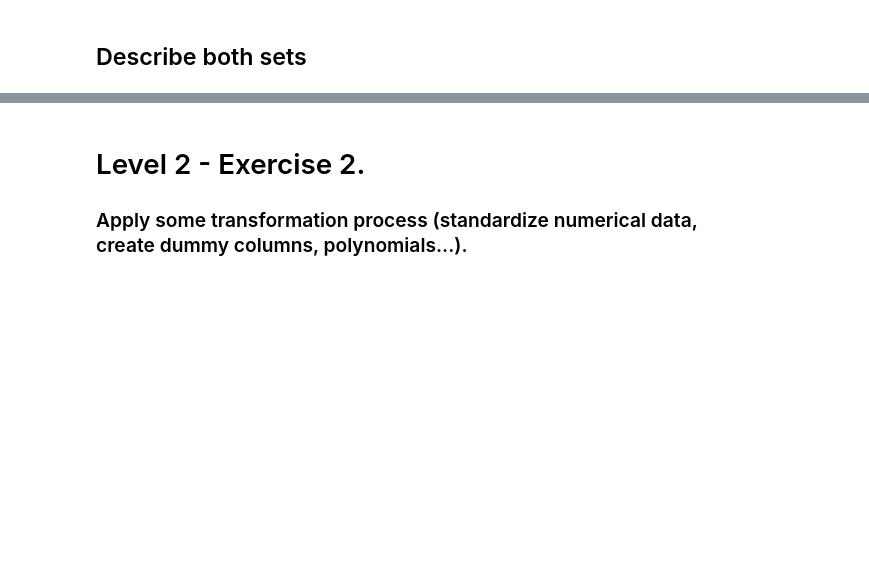
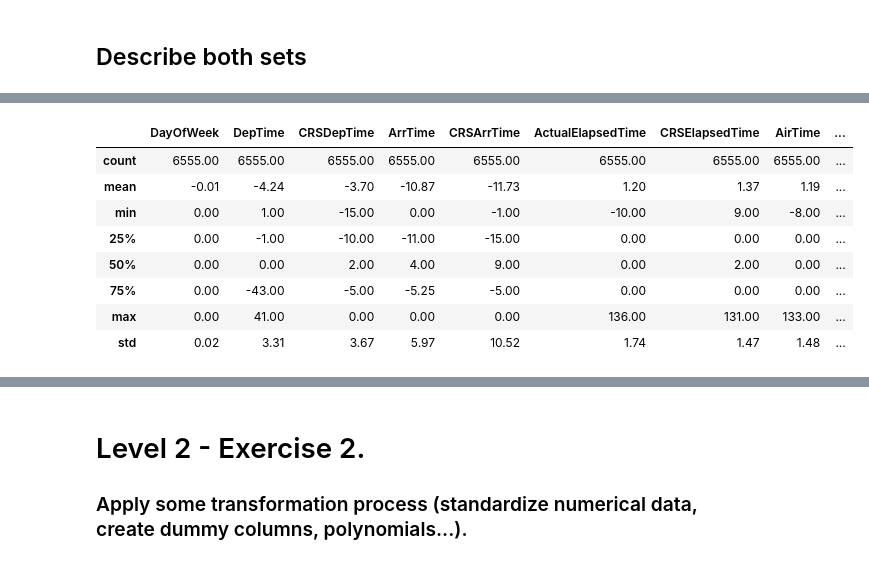
Before and after one commit to Javier-Alfonso-DS/S09_T01_Practice_with_training_and_test_sets, a Jupyter notebook: S09_T01_Practice_with_training_and_test_sets.ipynb, the cells around one changed output, grey strips where cells are left out. Saved outputs shown, nothing was run; the diff lists cells and outputs as text; code cells hidden in the pictures; blank space fills up the shorter version.

```diff
--- a/S09_T01_Practice_with_training_and_test_sets.ipynb
+++ b/S09_T01_Practice_with_training_and_test_sets.ipynb
@@ -433,0 +469,14 @@ Shape = (636362, 15)
+# %%
+# Compare statistical both sets
+df_comp_describe = df_train_describe-df_test_describe
+df_comp_describe
+# %% [output]
+|  | DayOfWeek | DepTime | CRSDepTime | ArrTime | CRSArrTime | ActualElapsedTime | CRSElapsedTime | AirTime | ... |
+| count | 6555.00 | 6555.00 | 6555.00 | 6555.00 | 6555.00 | 6555.00 | 6555.00 | 6555.00 | ... |
+| mean | -0.01 | -4.24 | -3.70 | -10.87 | -11.73 | 1.20 | 1.37 | 1.19 | ... |
+| min | 0.00 | 1.00 | -15.00 | 0.00 | -1.00 | -10.00 | 9.00 | -8.00 | ... |
+| 25% | 0.00 | -1.00 | -10.00 | -11.00 | -15.00 | 0.00 | 0.00 | 0.00 | ... |
+| 50% | 0.00 | 0.00 | 2.00 | 4.00 | 9.00 | 0.00 | 2.00 | 0.00 | ... |
+| 75% | 0.00 | -43.00 | -5.00 | -5.25 | -5.00 | 0.00 | 0.00 | 0.00 | ... |
+| max | 0.00 | 41.00 | 0.00 | 0.00 | 0.00 | 136.00 | 131.00 | 133.00 | ... |
+| std | 0.02 | 3.31 | 3.67 | 5.97 | 10.52 | 1.74 | 1.47 | 1.48 | ... |
```
Also changed, not shown: parts of 22 cells of this notebook.
